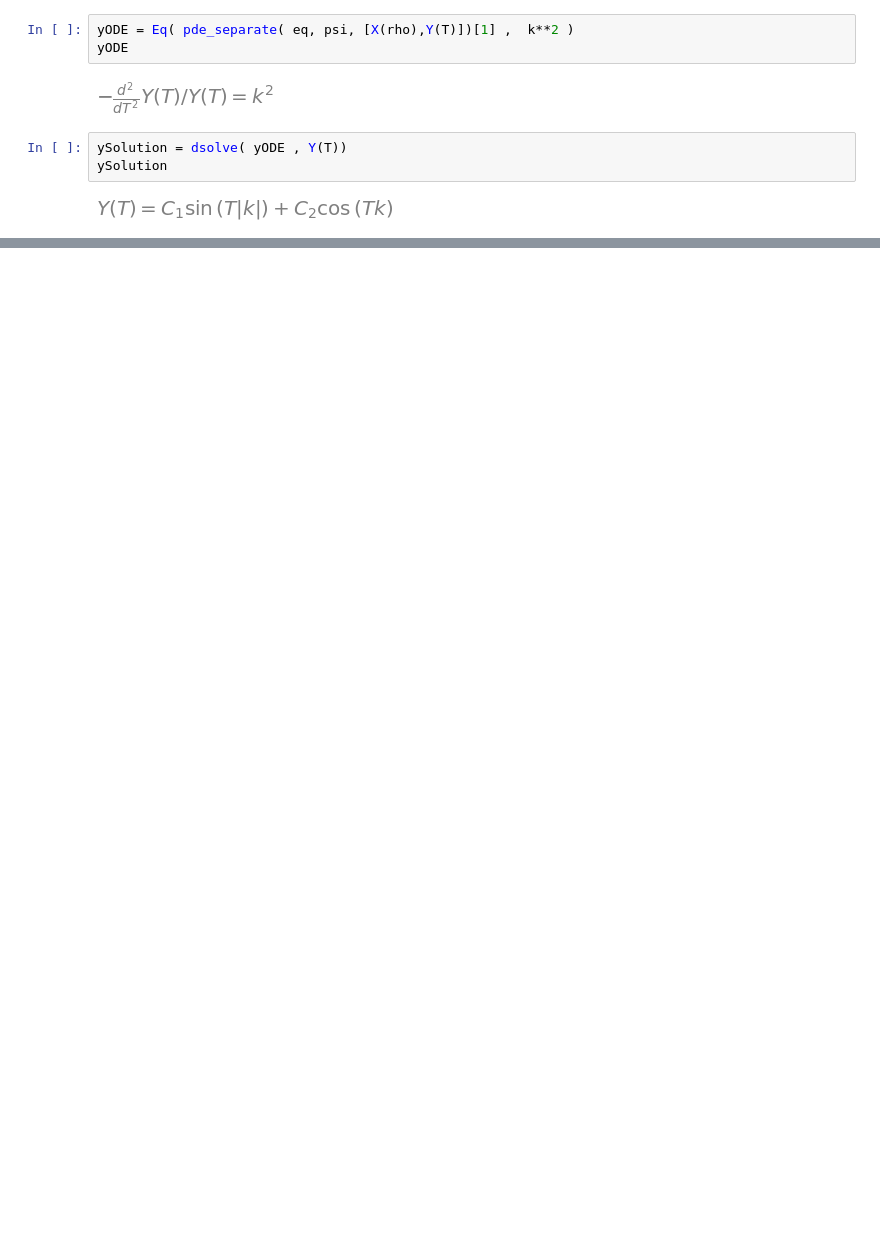
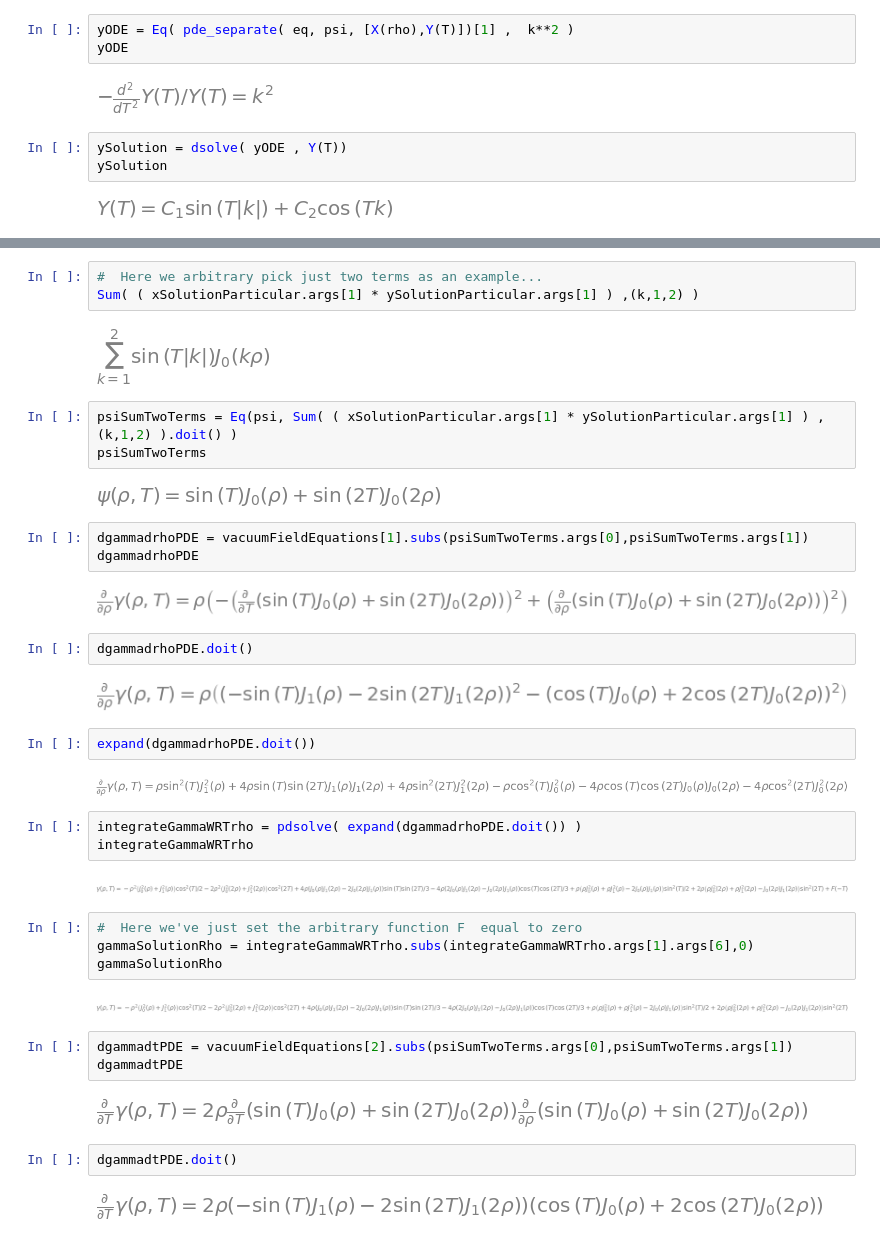
Before and after one commit to GeoffCope/General_Relativity_Python, a Jupyter notebook: Reality_of_the_Cylindrical_Gravitational_Waves_of_Einstein_Rosen_Weber_Wheeler.ipynb, the cells around one changed output, grey strips where cells are left out. Drawn from its saved outputs; the diff is of its cells as text; blank space fills up the shorter version.

```diff
--- a/Reality_of_the_Cylindrical_Gravitational_Waves_of_Einstein_Rosen_Weber_Wheeler.ipynb
+++ b/Reality_of_the_Cylindrical_Gravitational_Waves_of_Einstein_Rosen_Weber_Wheeler.ipynb
@@ -200,0 +218,43 @@ ySolution
+# %%
+#  Here we arbitrary pick just two terms as an example...
+Sum( ( xSolutionParticular.args[1] * ySolutionParticular.args[1] ) ,(k,1,2) )
+# %% [output]
+[figure, added]
+# %%
+psiSumTwoTerms = Eq(psi, Sum( ( xSolutionParticular.args[1] * ySolutionParticular.args[1] ) ,(k,1,2) ).doit() )
+psiSumTwoTerms
+# %% [output]
+[figure, added]
+# %%
+dgammadrhoPDE = vacuumFieldEquations[1].subs(psiSumTwoTerms.args[0],psiSumTwoTerms.args[1])
+dgammadrhoPDE
+# %% [output]
+[figure, added]
+# %%
+dgammadrhoPDE.doit()
+# %% [output]
+[figure, added]
+# %%
+expand(dgammadrhoPDE.doit())
+# %% [output]
+[figure, added]
+# %%
+integrateGammaWRTrho = pdsolve( expand(dgammadrhoPDE.doit()) )
+integrateGammaWRTrho
+# %% [output]
+[figure, added]
+# %%
+#  Here we've just set the arbitrary function F  equal to zero
+gammaSolutionRho = integrateGammaWRTrho.subs(integrateGammaWRTrho.args[1].args[6],0)
+gammaSolutionRho
+# %% [output]
+[figure, added]
+# %%
+dgammadtPDE = vacuumFieldEquations[2].subs(psiSumTwoTerms.args[0],psiSumTwoTerms.args[1])
+dgammadtPDE
+# %% [output]
+[figure, added]
+# %%
+dgammadtPDE.doit()
+# %% [output]
+[figure, added]
```
Also changed, not shown: parts of 8 cells of this notebook, 5 other files.
